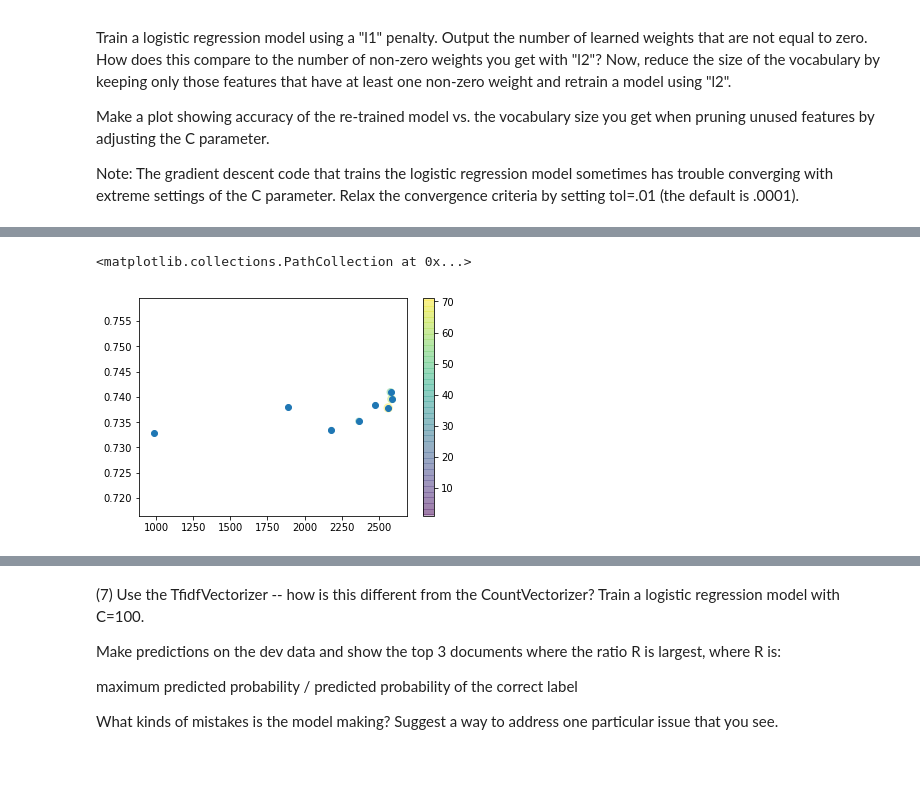
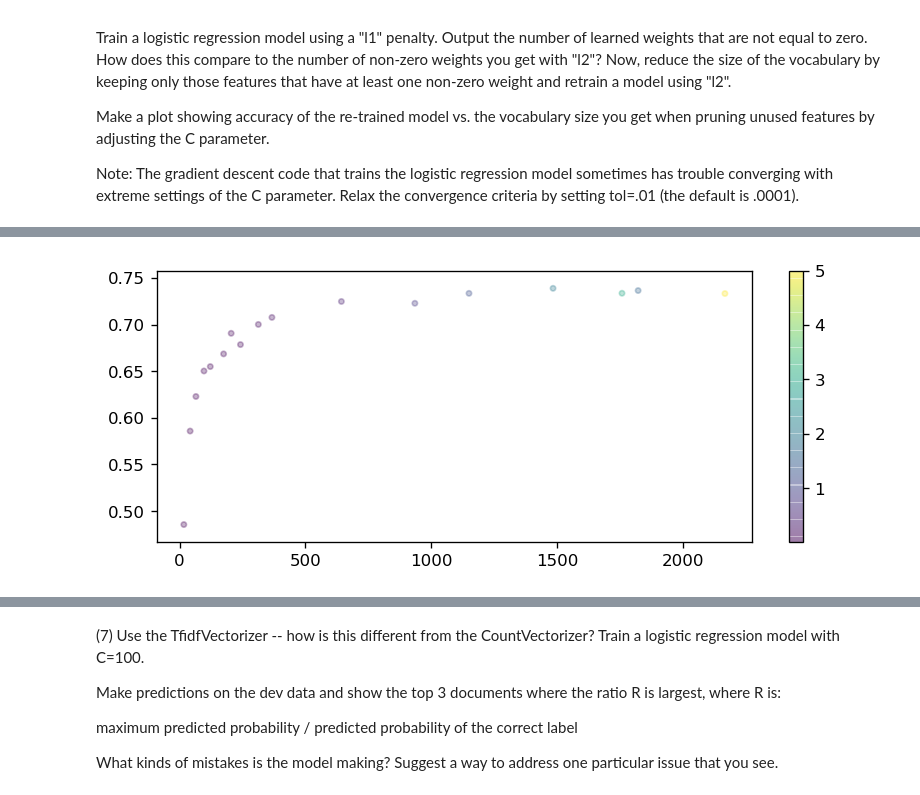
Before and after one commit to kevinhanna/W207_Projects, a Jupyter notebook: Kevin_Hanna_p2.ipynb, the cells around one changed output, grey strips where cells are left out. Saved outputs shown, nothing was run; the diff lists cells and outputs as text; code cells hidden in the pictures; blank space fills up the shorter version.

```diff
--- a/Kevin_Hanna_p2.ipynb
+++ b/Kevin_Hanna_p2.ipynb
@@ -734,11 +748,13 @@ Using C=71 resulted in F1: 0.7378186867421372 vocab size: 2565
 # %%
-colors = [n for n in range(1, 81, 10)]
-sizes = [n for n in range(1, 81, 10)]
+colors = p6_results_cs
+sizes = p6_results_cs * 1000
 
-plt.scatter(p6_results_X, p6_results_y, c=colors, s=sizes, alpha=0.3, cmap='viridis')
+plt.figure(num=None, figsize=(8,3), dpi=120, facecolor='w', edgecolor='k')
+# plt.scatter(p6_results_X, p6_results_y, c="royalblue", s=10)
+plt.scatter(p6_results_X, p6_results_y, c=colors, s=10, alpha=0.3, cmap='viridis')
 plt.colorbar();  # show color scale
 
-plt.scatter(p6_results_X, p6_results_y)
+# plt.scatter(p6_results_X, p6_results_y)
+plt.show()
 # %% [output]
-<matplotlib.collections.PathCollection at 0x...>
-[figure, old version]
+[figure, new version]
```
Also changed, not shown: parts of 3 cells of this notebook.
